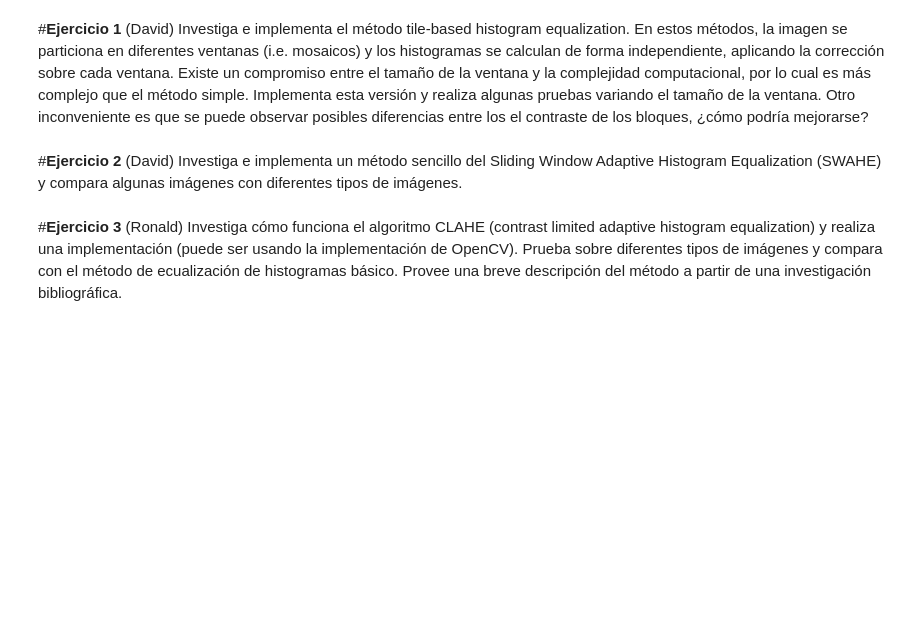
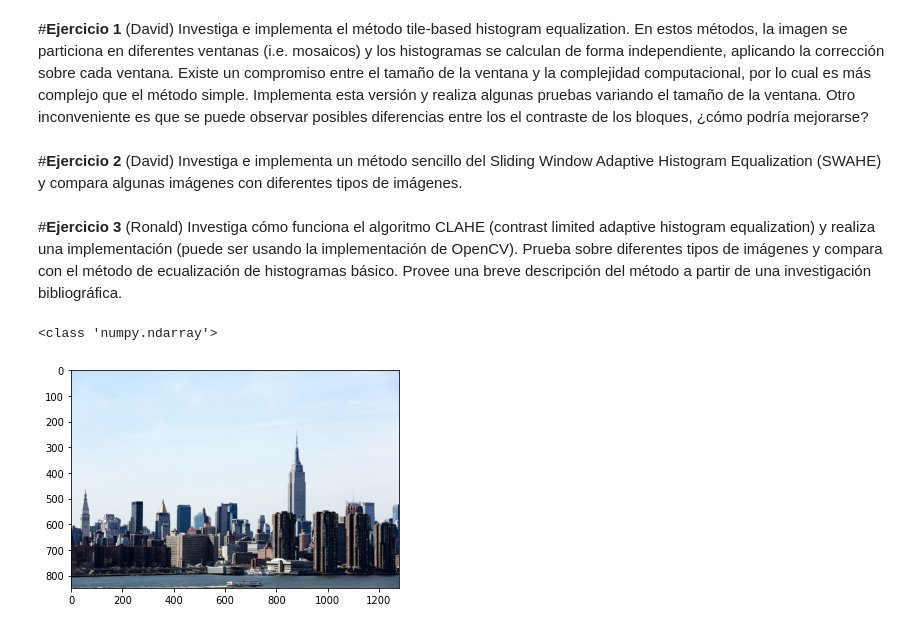
Before and after one commit to rzunick/MNA-Vision-Computacional-Equipo-18, a Jupyter notebook: 2_6_Algoritmos_de_Mejoramiento_de_Imagen_Equipo_18.ipynb, the cells around one changed output. Saved outputs shown, nothing was run; the diff lists cells and outputs as text; code cells hidden in the pictures; blank space fills up the shorter version.

```diff
--- a/2_6_Algoritmos_de_Mejoramiento_de_Imagen_Equipo_18.ipynb
+++ b/2_6_Algoritmos_de_Mejoramiento_de_Imagen_Equipo_18.ipynb
@@ -231,3 +336,16 @@ Investiga e implementa un método sencillo del Sliding Window Adaptive Histogram
 # %% [markdown]
 #**Ejercicio 3** (Ronald)
 Investiga cómo funciona el algoritmo CLAHE (contrast limited adaptive histogram equalization) y realiza una implementación (puede ser usando la implementación de OpenCV). Prueba sobre diferentes tipos de imágenes y compara con el método de ecualización de histogramas básico. Provee una breve descripción del método a partir de una  investigación bibliográfica.
+# %%
+#Grabamos la ruta a la imagen
+path_3 = "/content/MNA-Vision-Computacional-Equipo-18/data/city.jpg"
+
+#Leemos la imagen
+imgColor = cv2.imread(path_3,1)
+
+img1 = mpimg.imread(path_3)
+plt.imshow(img1)
+print(type(img1))
+# %% [output]
+<class 'numpy.ndarray'>
+[figure, added]
```
Also changed, not shown: parts of 23 cells of this notebook.
